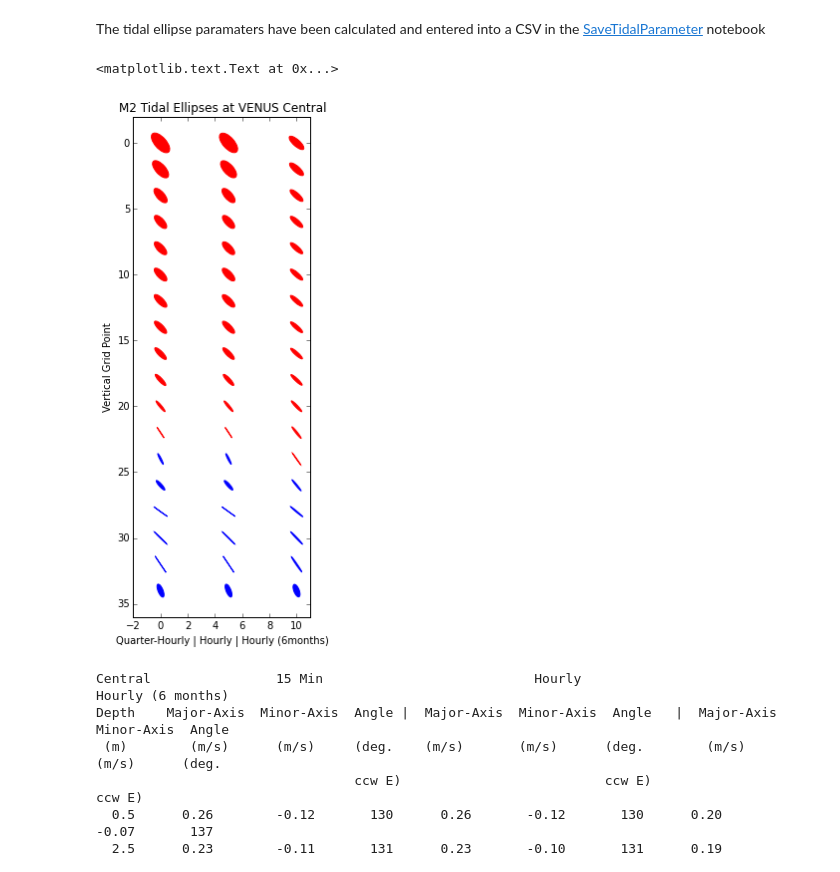
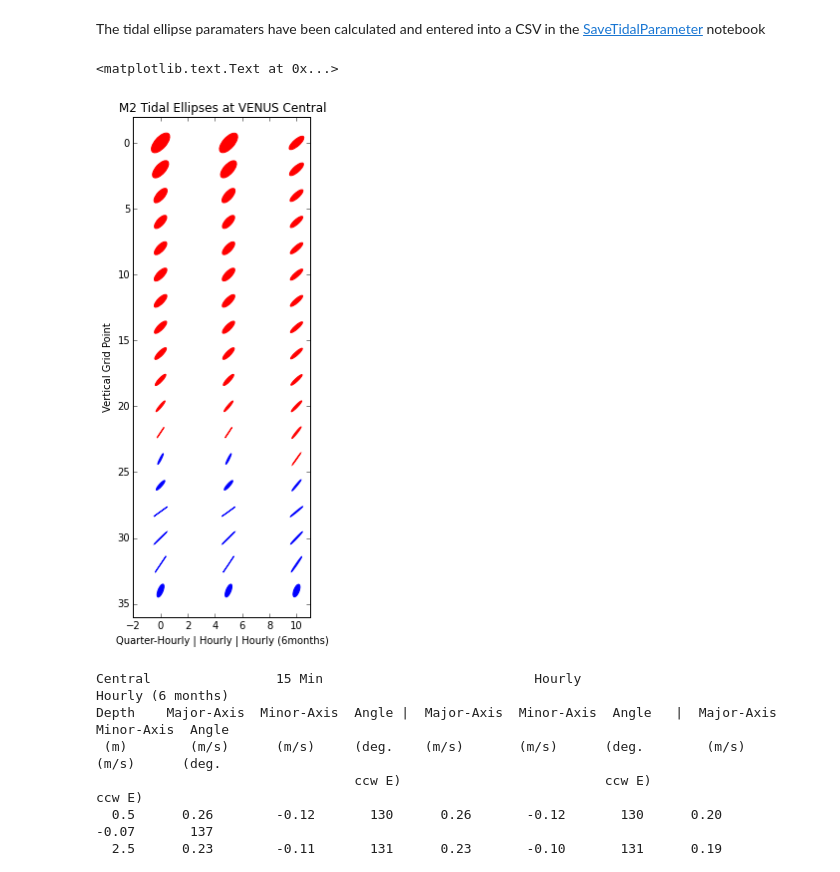
Before and after one commit to SalishSeaCast/analysis, a Jupyter notebook: Muriel/EllipsesSensitivityToTimeSeries.ipynb, the cells around one changed output. Cells and saved outputs as stored; diff of their text form; code cells hidden in the pictures.

```diff
--- a/Muriel/EllipsesSensitivityToTimeSeries.ipynb
+++ b/Muriel/EllipsesSensitivityToTimeSeries.ipynb
@@ -55,41 +55,41 @@ for dep in np.arange(0,37,interval):
     else:
         thec = 'r'
     ells = Ellipse(xy=(0,dep), width=scale*qh_c[dep,1],
-                        height=scale*qh_c[dep,2], angle=-qh_c[dep,3],
+                        height=scale*qh_c[dep,2], angle=qh_c[dep,3],
                         color=thec)
     ax.add_artist(ells)
     ells.set_facecolor(thec)
 
 for dep in np.arange(0,40,interval):
     if h_c[dep,2] > 0:
         thec = 'b'
     else:
         thec = 'r'
     ells = Ellipse(xy=(5,dep), width=scale*h_c[dep,1],
-                        height=scale*h_c[dep,2], angle=-h_c[dep,3],
+                        height=scale*h_c[dep,2], angle=h_c[dep,3],
                         color=thec)
     ax.add_artist(ells)
     ells.set_facecolor(thec)
 
 for dep in np.arange(0,40,interval):
     if hlong_c[dep,2] > 0:
         thec = 'b'
     else:
         thec = 'r'
     ells = Ellipse(xy=(10,dep), width=scale*hlong_c[dep,1],
-                        height=scale*hlong_c[dep,2], angle=-hlong_c[dep,3],
+                        height=scale*hlong_c[dep,2], angle=hlong_c[dep,3],
                         color=thec)
     ax.add_artist(ells)
     ells.set_facecolor(thec)
 ax.set_ylim(-2,36)
 ax.invert_yaxis()
 ax.set_xlim(-2,11)
 ax.set_title('M2 Tidal Ellipses at VENUS Central')
 ax.set_ylabel('Vertical Grid Point')
 ax.set_xlabel('Quarter-Hourly | Hourly | Hourly (6months)')
 # %% [output]
 <matplotlib.text.Text at 0x...>
-[figure, old version]
+[figure, new version]
 # %%
 print "Central                15 Min                           Hourly                        Hourly (6 months)"
 print "Depth    Major-Axis  Minor-Axis  Angle |  Major-Axis  Minor-Axis  Angle   |  Major-Axis  Minor-Axis  Angle "
```
Also changed, not shown: parts of 13 cells of this notebook.
